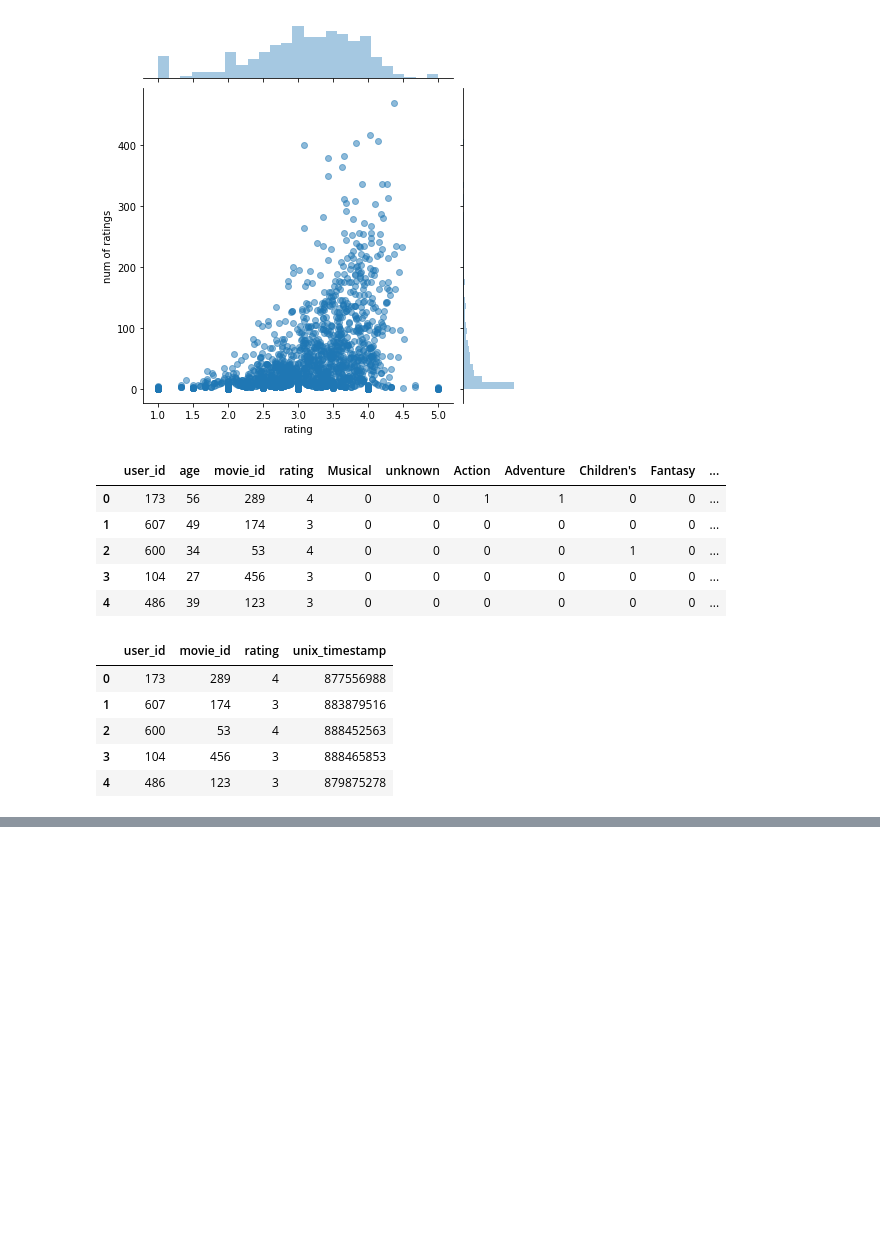
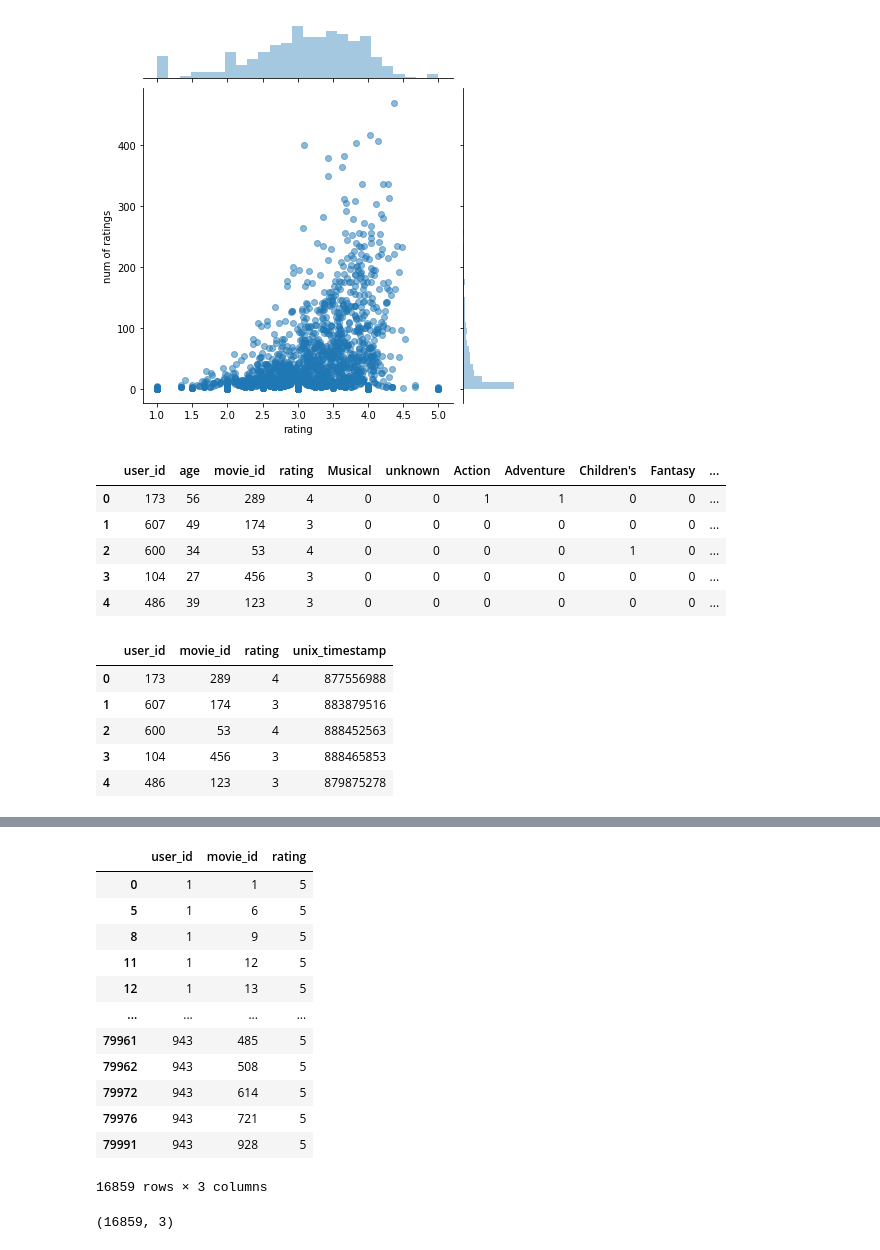
Before and after one commit to manish-rocks/recommendor-system, a Jupyter notebook: RecomSystem.ipynb, the cells around one changed output, grey strips where cells are left out. Drawn from its saved outputs; the diff is of its cells as text; code cells hidden in the pictures; blank space fills up the shorter version.

```diff
--- a/RecomSystem.ipynb
+++ b/RecomSystem.ipynb
@@ -196,0 +273,20 @@ print(final_list)
+# %%
+t
+# %% [output]
+|  | user_id | movie_id | rating |
+| 0 | 1 | 1 | 5 |
+| 5 | 1 | 6 | 5 |
+| 8 | 1 | 9 | 5 |
+| 11 | 1 | 12 | 5 |
+| 12 | 1 | 13 | 5 |
+| ... | ... | ... | ... |
+| 79961 | 943 | 485 | 5 |
+| 79962 | 943 | 508 | 5 |
+| 79972 | 943 | 614 | 5 |
+| 79976 | 943 | 721 | 5 |
+| 79991 | 943 | 928 | 5 |
+16859 rows × 3 columns
+# %%
+t.shape
+# %% [output]
+(16859, 3)
```
Also changed, not shown: parts of 42 cells of this notebook.
